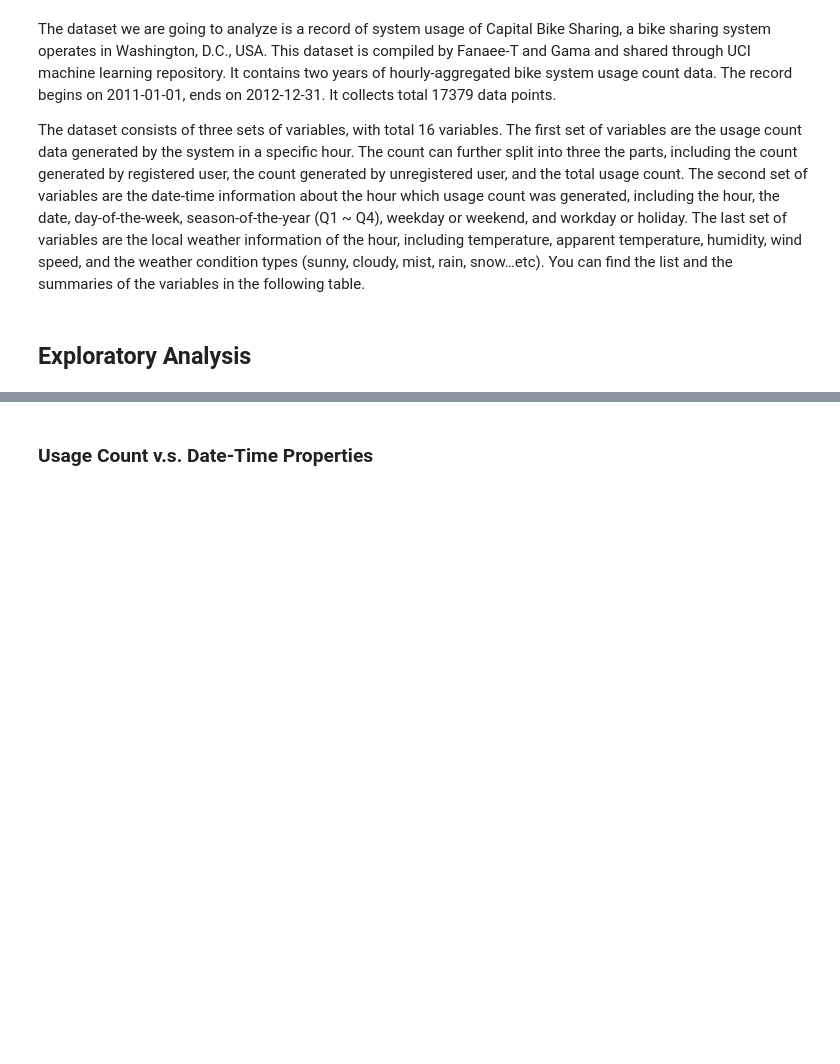
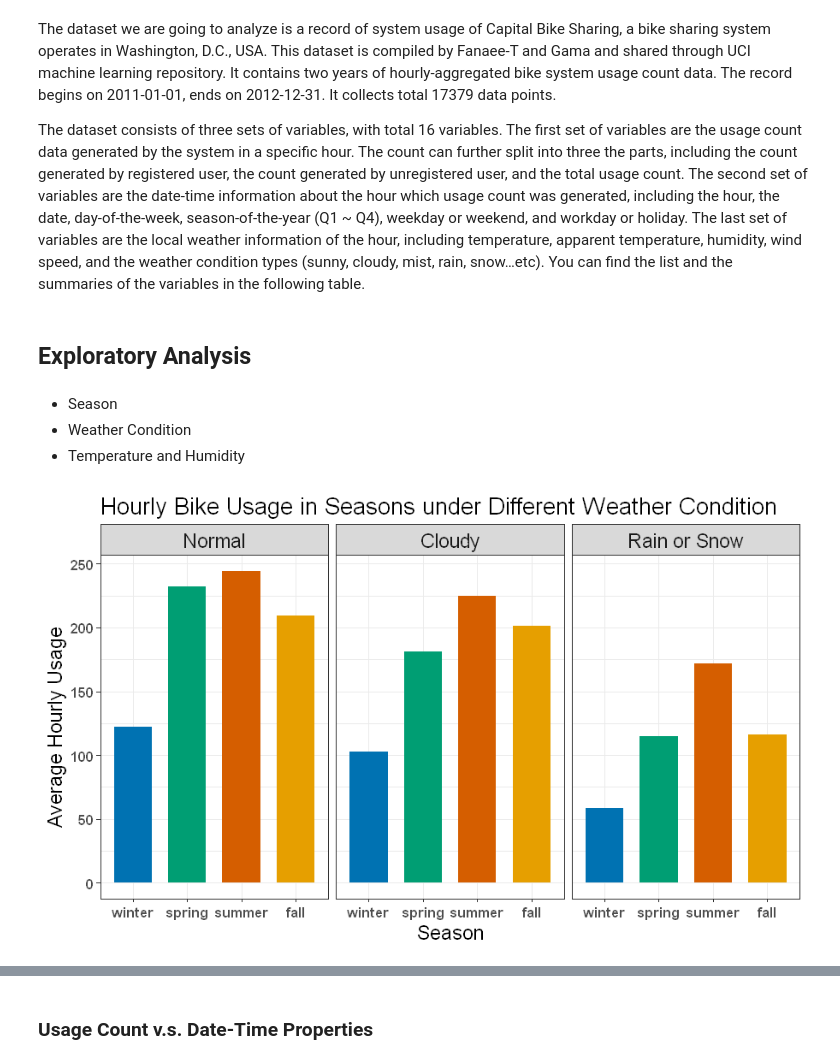
Before and after one commit to kimballXD/ExploratoryDataAnalysis, a Jupyter notebook: final/Untitled.ipynb, the cells around one changed output, grey strips where cells are left out. Cells and saved outputs as stored; diff of their text form; code cells hidden in the pictures; blank space fills up the shorter version.

Commit message:
add bar graph

```diff
--- a/final/Untitled.ipynb
+++ b/final/Untitled.ipynb
@@ -39,3 +41,25 @@ data[,windspeed := windspeed*67]
 # some weird data
 data[,err:=as.numeric(humidity==0)] # have to drop if we want to feet a model on humidity
 # data[temperature>10 & app_temperature<0,] # since we use temperature instead of apparent temperature, we can keep this group of data
+# %% [markdown]
+- Season
+- Weather Condition
+- Temperature and Humidity
+# %%
+meand=data[,.(sum_cnt=sum(cnt)/length((unique(instant)))), by=c('season','weather')]
+options(repr.plot.width=7.5, repr.plot.height=4.5)
+ggplot(meand, aes(x=season, y=sum_cnt, fill=season))+
+  geom_bar(stat="identity", width=0.7)+
+  facet_wrap(~weather)+
+  scale_fill_manual(values=c("#0072B2", "#009E73", "#D55E00", "#E69F00"))+
+  labs(title="Hourly Bike Usage in Seasons under Different Weather Condition",
+       x='Season', y='Average Hourly Usage')+
+  theme_bw()+
+  theme(plot.title = element_text(size='16'),
+        axis.text = element_text(size='10', face='bold'),
+        axis.title = element_text(size='14'),
+        legend.position='none',
+        #legend.position="bottom", legend.box = "horizontal",
+        strip.text = element_text(size=14))
+# %% [output]
+[figure, added]
```
Also changed, not shown: parts of 8 cells of this notebook.
